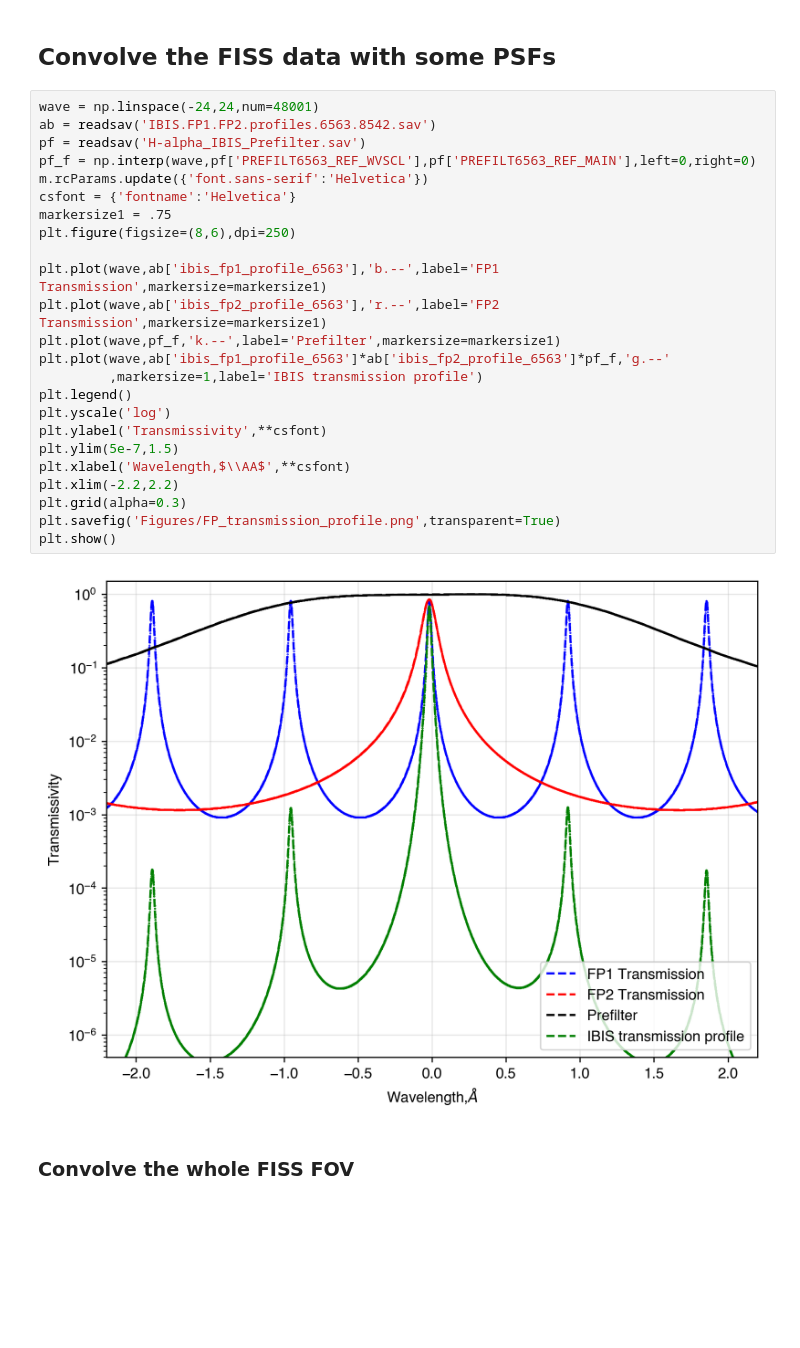
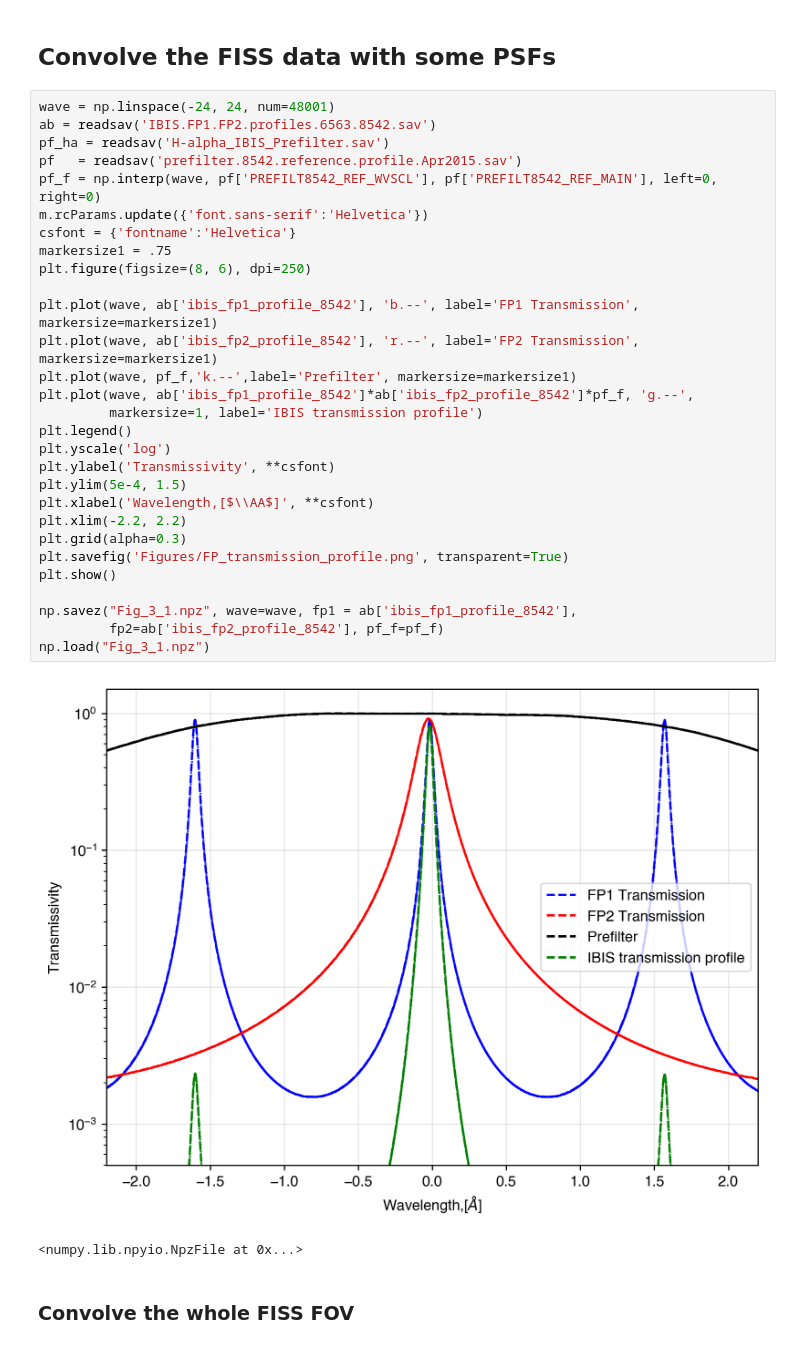
Before and after one commit to momomolnar/SPSF_remove, a Jupyter notebook: CNN Inversions FISS data.ipynb, the cells around one changed output. Saved outputs shown, nothing was run; the diff lists cells and outputs as text; blank space fills up the shorter version.

```diff
--- a/CNN Inversions FISS data.ipynb
+++ b/CNN Inversions FISS data.ipynb
@@ -368,31 +378,37 @@ plt.show()
 # %% [markdown]
 ## Convolve the FISS data with some PSFs
 # %%
-wave = np.linspace(-24,24,num=48001)
+wave = np.linspace(-24, 24, num=48001)
 ab = readsav('IBIS.FP1.FP2.profiles.6563.8542.sav')
-pf = readsav('H-alpha_IBIS_Prefilter.sav')
-pf_f = np.interp(wave,pf['PREFILT6563_REF_WVSCL'],pf['PREFILT6563_REF_MAIN'],left=0,right=0)
+pf_ha = readsav('H-alpha_IBIS_Prefilter.sav')
+pf   = readsav('prefilter.8542.reference.profile.Apr2015.sav')
+pf_f = np.interp(wave, pf['PREFILT8542_REF_WVSCL'], pf['PREFILT8542_REF_MAIN'], left=0, right=0)
 m.rcParams.update({'font.sans-serif':'Helvetica'})
 csfont = {'fontname':'Helvetica'}
 markersize1 = .75
-plt.figure(figsize=(8,6),dpi=250)
+plt.figure(figsize=(8, 6), dpi=250)
 
-plt.plot(wave,ab['ibis_fp1_profile_6563'],'b.--',label='FP1 Transmission',markersize=markersize1)
-plt.plot(wave,ab['ibis_fp2_profile_6563'],'r.--',label='FP2 Transmission',markersize=markersize1)
-plt.plot(wave,pf_f,'k.--',label='Prefilter',markersize=markersize1)
-plt.plot(wave,ab['ibis_fp1_profile_6563']*ab['ibis_fp2_profile_6563']*pf_f,'g.--'
-         ,markersize=1,label='IBIS transmission profile')
+plt.plot(wave, ab['ibis_fp1_profile_8542'], 'b.--', label='FP1 Transmission', markersize=markersize1)
+plt.plot(wave, ab['ibis_fp2_profile_8542'], 'r.--', label='FP2 Transmission', markersize=markersize1)
+plt.plot(wave, pf_f,'k.--',label='Prefilter', markersize=markersize1)
+plt.plot(wave, ab['ibis_fp1_profile_8542']*ab['ibis_fp2_profile_8542']*pf_f, 'g.--',
+         markersize=1, label='IBIS transmission profile')
 plt.legend()
 plt.yscale('log')
-plt.ylabel('Transmissivity',**csfont)
-plt.ylim(5e-7,1.5)
-plt.xlabel('Wavelength,$\\AA$',**csfont)
-plt.xlim(-2.2,2.2)
+plt.ylabel('Transmissivity', **csfont)
+plt.ylim(5e-4, 1.5)
+plt.xlabel('Wavelength,[$\\AA$]', **csfont)
+plt.xlim(-2.2, 2.2)
 plt.grid(alpha=0.3)
-plt.savefig('Figures/FP_transmission_profile.png',transparent=True)
+plt.savefig('Figures/FP_transmission_profile.png', transparent=True)
 plt.show()
+
+np.savez("Fig_3_1.npz", wave=wave, fp1 = ab['ibis_fp1_profile_8542'],
+         fp2=ab['ibis_fp2_profile_8542'], pf_f=pf_f)
+np.load("Fig_3_1.npz")
 # %% [output]
-[figure, old version]
+[figure, new version]
+<numpy.lib.npyio.NpzFile at 0x...>
 # %% [markdown]
 ### Convolve the whole FISS FOV
 # %%
```
Also changed, not shown: parts of 28 cells of this notebook, 1 other file.
